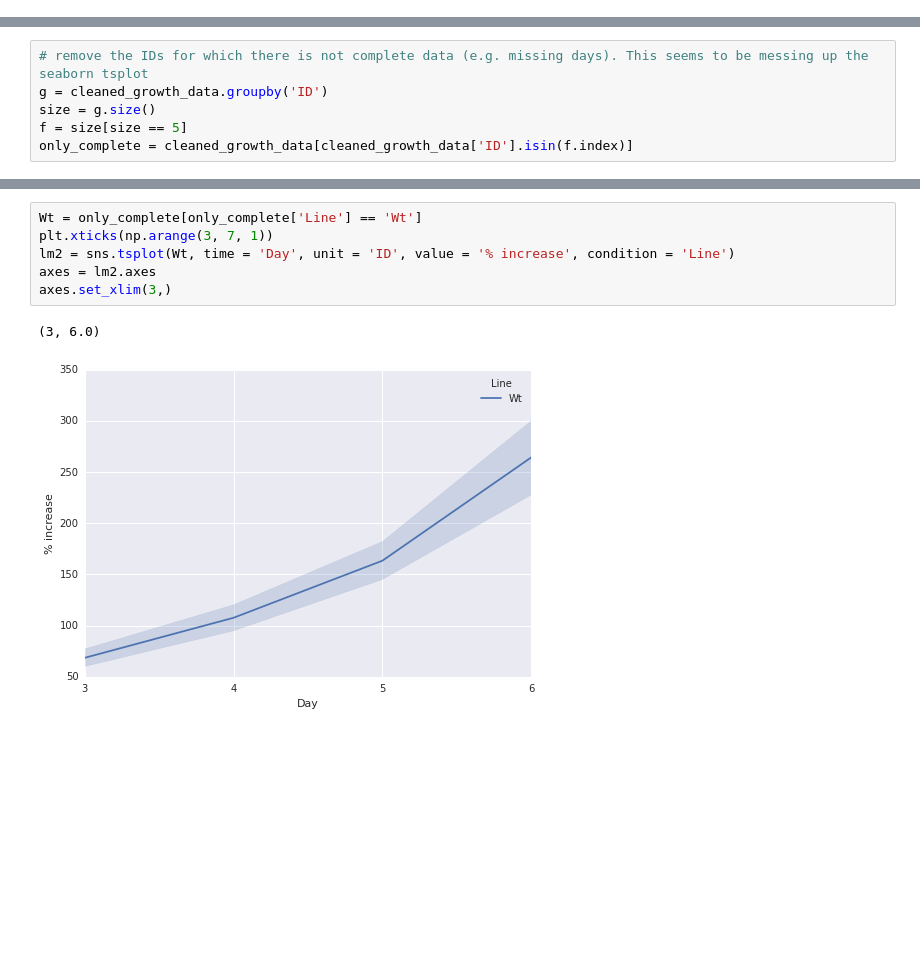
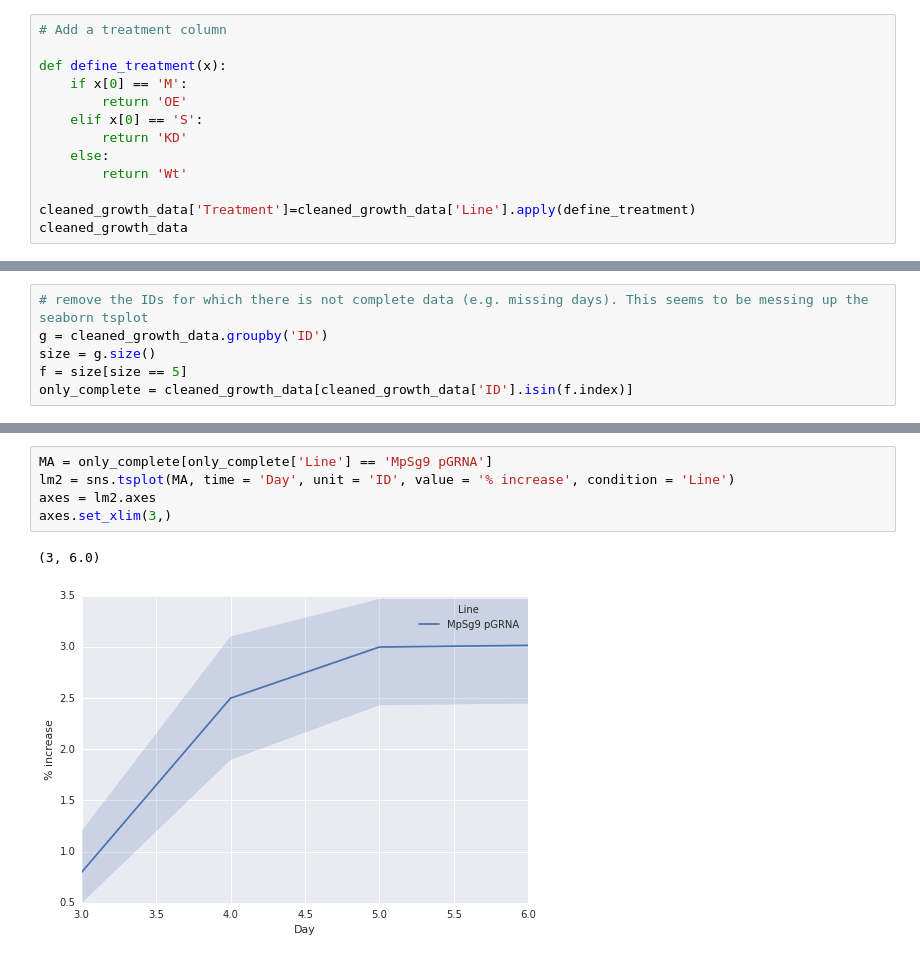
Before and after one commit to linbug/Liverwort-growth-rate-analysis, a Jupyter notebook: growth rate analysis.ipynb, the cells around one changed output, grey strips where cells are left out. Cells and saved outputs as stored; diff of their text form; blank space fills up the shorter version.

Commit message:
Added more figures
Created a 'Treatment' column. Created averaged growth rate graph and
initial gemma size chart. Inspected odd-looking data for MpSg9: pGRN A.
Seems legit.

```diff
--- a/growth rate analysis.ipynb
+++ b/growth rate analysis.ipynb
@@ -217,0 +198,13 @@ cleaned_growth_data
+# %%
+# Add a treatment column
+
+def define_treatment(x):
+    if x[0] == 'M':
+        return 'OE'
+    elif x[0] == 'S':
+        return 'KD'
+    else:
+        return 'Wt'
+
+cleaned_growth_data['Treatment']=cleaned_growth_data['Line'].apply(define_treatment)
+cleaned_growth_data
@@ -232,10 +245,9 @@ axes.set_xlim(3,)
 [figure]
 # %%
-Wt = only_complete[only_complete['Line'] == 'Wt']
-plt.xticks(np.arange(3, 7, 1))
-lm2 = sns.tsplot(Wt, time = 'Day', unit = 'ID', value = '% increase', condition = 'Line')
+MA = only_complete[only_complete['Line'] == 'MpSg9 pGRNA']
+lm2 = sns.tsplot(MA, time = 'Day', unit = 'ID', value = '% increase', condition = 'Line')
 axes = lm2.axes
 axes.set_xlim(3,)
 # %% [output]
 (3, 6.0)
-[figure, old version]
+[figure, new version]
```
Also changed, not shown: parts of 7 cells of this notebook.
